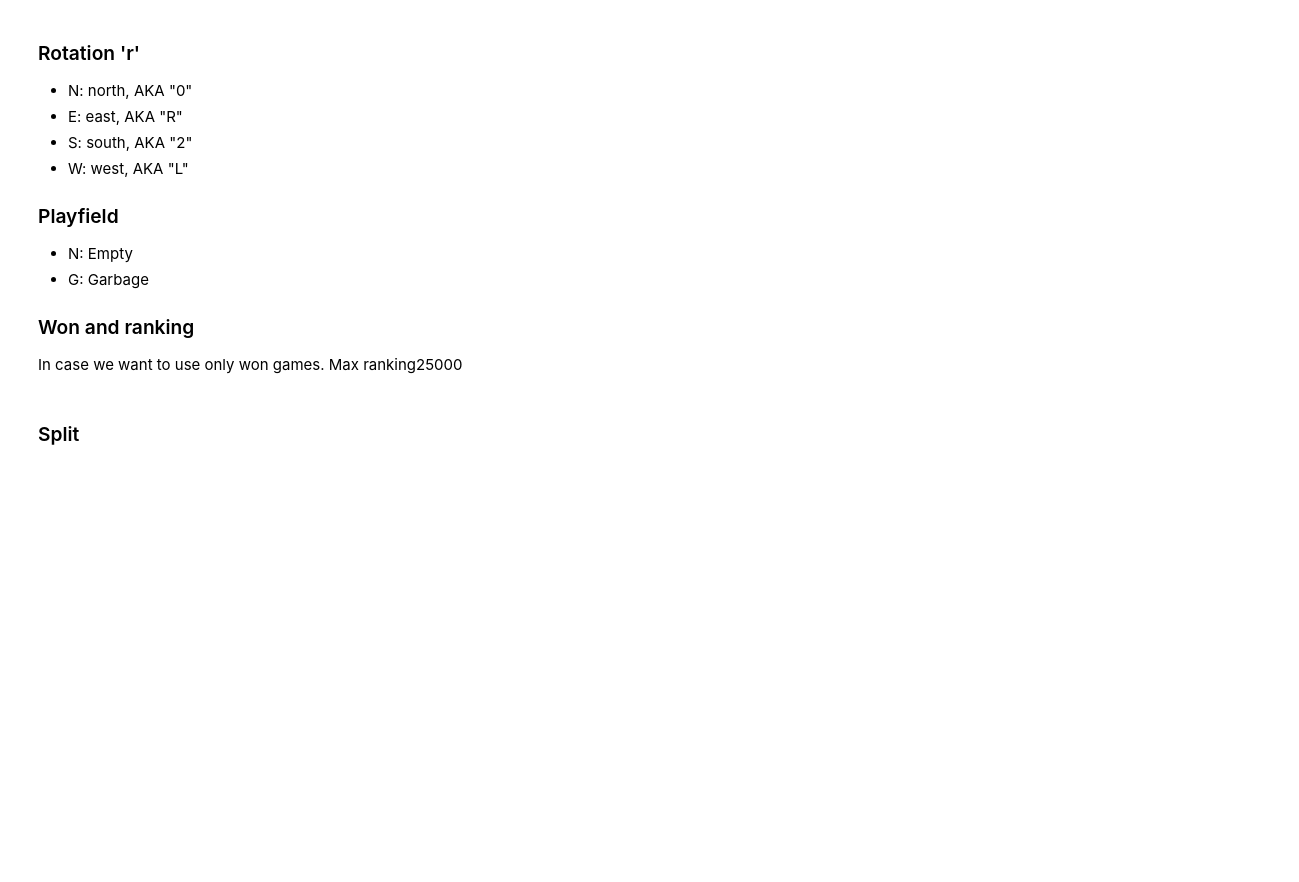
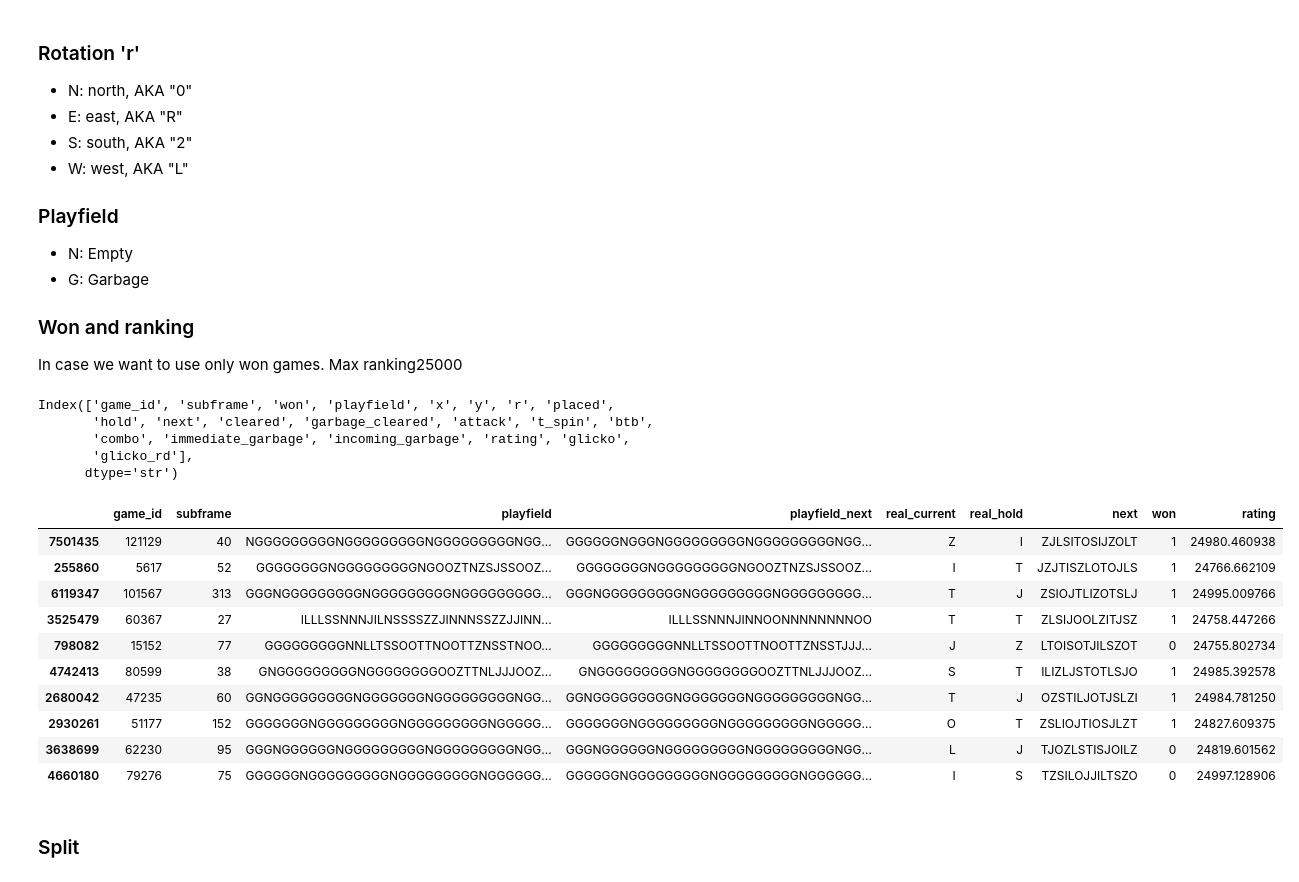
Before and after one commit to MiquelGomezCorral/TurboMino-Tetris-AI-BOT, a Jupyter notebook: notebooks/Dataset.ipynb, the cells around one changed output. Saved outputs shown, nothing was run; the diff lists cells and outputs as text; code cells hidden in the pictures; blank space fills up the shorter version.

```diff
--- a/notebooks/Dataset.ipynb
+++ b/notebooks/Dataset.ipynb
@@ -36,6 +38,7 @@ In case we want to use only won games. Max ranking25000
 raw_df = pd.read_csv(CONFIG.raw_dataset_path)
 print(raw_df.columns)
 
+raw_df = raw_df.sort_values(by=['game_id', 'subframe'])
 raw_df['subframe'] = raw_df.groupby('game_id').cumcount()
 raw_df['playfield'] = raw_df['playfield'].fillna('N')
 raw_df['playfield_next'] = raw_df['playfield'].shift(-1).fillna('N')
@@ -66,9 +69,28 @@ raw_df['real_hold'] = np.where(hold_changed, prev_hold, raw_df['hold'])
 
 
 # raw_df = raw_df.groupby('game_id')
-raw_df = raw_df.sort_values(by=['game_id', 'subframe'])
 columns = ['game_id', 'subframe', 'playfield', 'playfield_next', 'real_current', 'real_hold', 'next', 'won', 'rating']
 raw_df[columns].to_csv(CONFIG.processed_dataset_path, index=False)
+# %% [output]
+Index(['game_id', 'subframe', 'won', 'playfield', 'x', 'y', 'r', 'placed',
+       'hold', 'next', 'cleared', 'garbage_cleared', 'attack', 't_spin', 'btb',
+       'combo', 'immediate_garbage', 'incoming_garbage', 'rating', 'glicko',
+       'glicko_rd'],
+      dtype='str')
+# %%
+raw_df[columns].sample(10)
+# %% [output]
+|  | game_id | subframe | playfield | playfield_next | real_current | real_hold | next | won | rating |
+| 7501435 | 121129 | 40 | NGGGGGGGGGNGGGGGGGGGNGGGGGGGGGNGG... | GGGGGGNGGGNGGGGGGGGGNGGGGGGGGGNGG... | Z | I | ZJLSITOSIJZOLT | 1 | 24980.460938 |
+| 255860 | 5617 | 52 | GGGGGGGGNGGGGGGGGGNGOOZTNZSJSSOOZ... | GGGGGGGGNGGGGGGGGGNGOOZTNZSJSSOOZ... | I | T | JZJTISZLOTOJLS | 1 | 24766.662109 |
+| 6119347 | 101567 | 313 | GGGNGGGGGGGGGNGGGGGGGGGNGGGGGGGGG... | GGGNGGGGGGGGGNGGGGGGGGGNGGGGGGGGG... | T | J | ZSIOJTLIZOTSLJ | 1 | 24995.009766 |
+| 3525479 | 60367 | 27 | ILLLSSNNNJILNSSSSZZJINNNSSZZJJINN... | ILLLSSNNNJINNOONNNNNNNNOO | T | T | ZLSIJOOLZITJSZ | 1 | 24758.447266 |
+| 798082 | 15152 | 77 | GGGGGGGGGNNLLTSSOOTTNOOTTZNSSTNOO... | GGGGGGGGGNNLLTSSOOTTNOOTTZNSSTJJJ... | J | Z | LTOISOTJILSZOT | 0 | 24755.802734 |
+| 4742413 | 80599 | 38 | GNGGGGGGGGGNGGGGGGGGOOZTTNLJJJOOZ... | GNGGGGGGGGGNGGGGGGGGOOZTTNLJJJOOZ... | S | T | ILIZLJSTOTLSJO | 1 | 24985.392578 |
+| 2680042 | 47235 | 60 | GGNGGGGGGGGGNGGGGGGGNGGGGGGGGGNGG... | GGNGGGGGGGGGNGGGGGGGNGGGGGGGGGNGG... | T | J | OZSTILJOTJSLZI | 1 | 24984.781250 |
+| 2930261 | 51177 | 152 | GGGGGGGNGGGGGGGGGNGGGGGGGGGNGGGGG... | GGGGGGGNGGGGGGGGGNGGGGGGGGGNGGGGG... | O | T | ZSLIOJTIOSJLZT | 1 | 24827.609375 |
+| 3638699 | 62230 | 95 | GGGNGGGGGGNGGGGGGGGGNGGGGGGGGGNGG... | GGGNGGGGGGNGGGGGGGGGNGGGGGGGGGNGG... | L | J | TJOZLSTISJOILZ | 0 | 24819.601562 |
+| 4660180 | 79276 | 75 | GGGGGGNGGGGGGGGGNGGGGGGGGGNGGGGGG... | GGGGGGNGGGGGGGGGNGGGGGGGGGNGGGGGG... | I | S | TZSILOJJILTSZO | 0 | 24997.128906 |
 # %% [markdown]
 ### Split
 # %%
```
Also changed, not shown: parts of 1 cell of this notebook, 3 other files.
